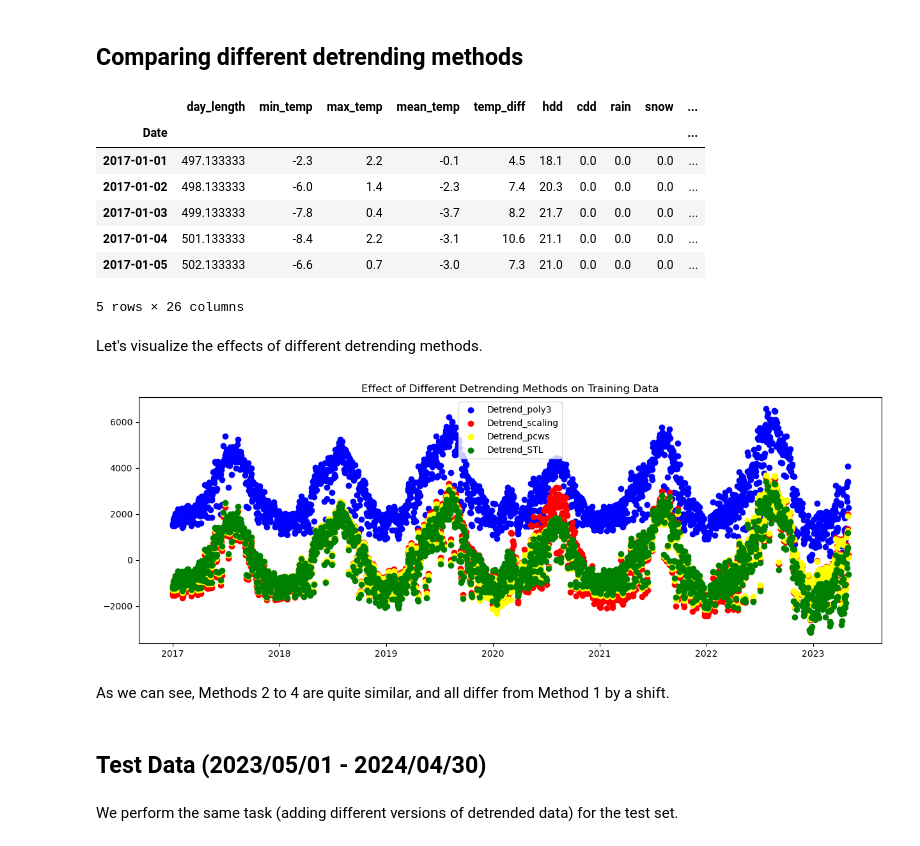
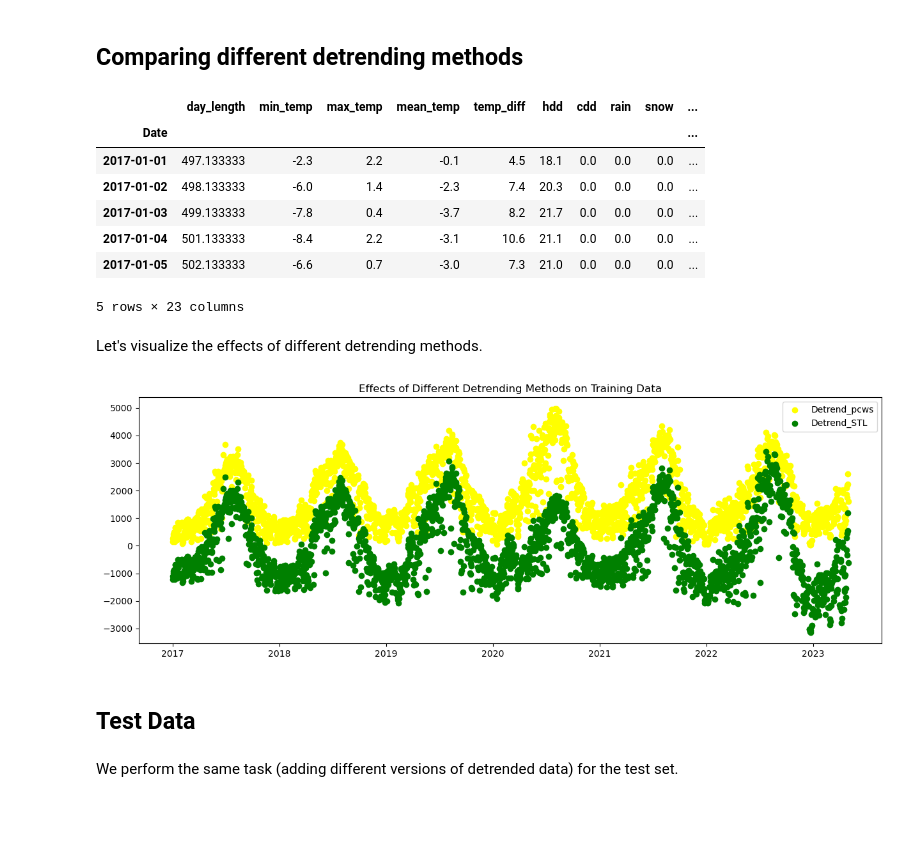
Before and after one commit to hodagben/bike-share-project, a Jupyter notebook: models/Prelim Models.ipynb, the cells around one changed output. Saved outputs shown, nothing was run; the diff lists cells and outputs as text; code cells hidden in the pictures; blank space fills up the shorter version.

```diff
--- a/models/Prelim Models.ipynb
+++ b/models/Prelim Models.ipynb
@@ -67,10 +35,9 @@ This detrending procedure was also completed in the notebook ``Trend_Problem.ipy
 # %%
-df3 = pd.read_csv('bikeshare_train_data_v2.csv',parse_dates=['Date'])
+train_df = pd.read_csv('bikeshare_train_data_pcwsdetrend_mult.csv',parse_dates=['Date'])
 
 # Use dates as indices
-df3.set_index(df3['Date'], inplace=True)
+train_df.set_index(train_df['Date'], inplace=True)
+train_df.drop(columns=['Date'], inplace=True)
 
-# Add the newly detrended data to the training set
-train_df['detrend_pcws'] = df3['adj_num_trips']
-train_df['trend_pcws'] = df3['trend']
+train_df.rename(columns={"adj_num_trips": "detrend_pcws", "trend_val":"trend_pcws"}, inplace =True)
 # %% [markdown]
@@ -140,28 +81,24 @@ train_df.head()
 | 2017-01-03 | 499.133333 | -7.8 | 0.4 | -3.7 | 8.2 | 21.7 | 0.0 | 0.0 | 0.0 | ... |
 | 2017-01-04 | 501.133333 | -8.4 | 2.2 | -3.1 | 10.6 | 21.1 | 0.0 | 0.0 | 0.0 | ... |
 | 2017-01-05 | 502.133333 | -6.6 | 0.7 | -3.0 | 7.3 | 21.0 | 0.0 | 0.0 | 0.0 | ... |
-5 rows × 26 columns
+5 rows × 23 columns
 # %% [markdown]
 Let's visualize the effects of different detrending methods.
 # %%
 train_dates = train_df.index
 
 plt.figure(figsize=(15, 5))
-plt.scatter(train_dates, train_df['detrend_poly3'], label='Detrend_poly3', color = 'blue')
-plt.scatter(train_dates, train_df['detrend_scaling'], label='Detrend_scaling', color = 'red')
+
 plt.scatter(train_dates, train_df['detrend_pcws'], label='Detrend_pcws', color = 'yellow')
 plt.scatter(train_dates, train_df['detrend_STL'], label='Detrend_STL', color = 'green')
 
-plt.title('Effect of Different Detrending Methods on Training Data')
+plt.title('Effects of Different Detrending Methods on Training Data')
 plt.legend()
 plt.show()
 # %% [output]
-[figure, old version]
+[figure, new version]
-# %% [markdown]
-
-As we can see, Methods 2 to 4 are quite similar, and all differ from Method 1 by a shift.
-# %% [markdown]
-## Test Data (2023/05/01 - 2024/04/30)
+# %% [markdown]
+## Test Data
 # %% [markdown]
 
 We perform the same task (adding different versions of detrended data) for the test set.
```
Also changed, not shown: parts of 28 cells of this notebook.
